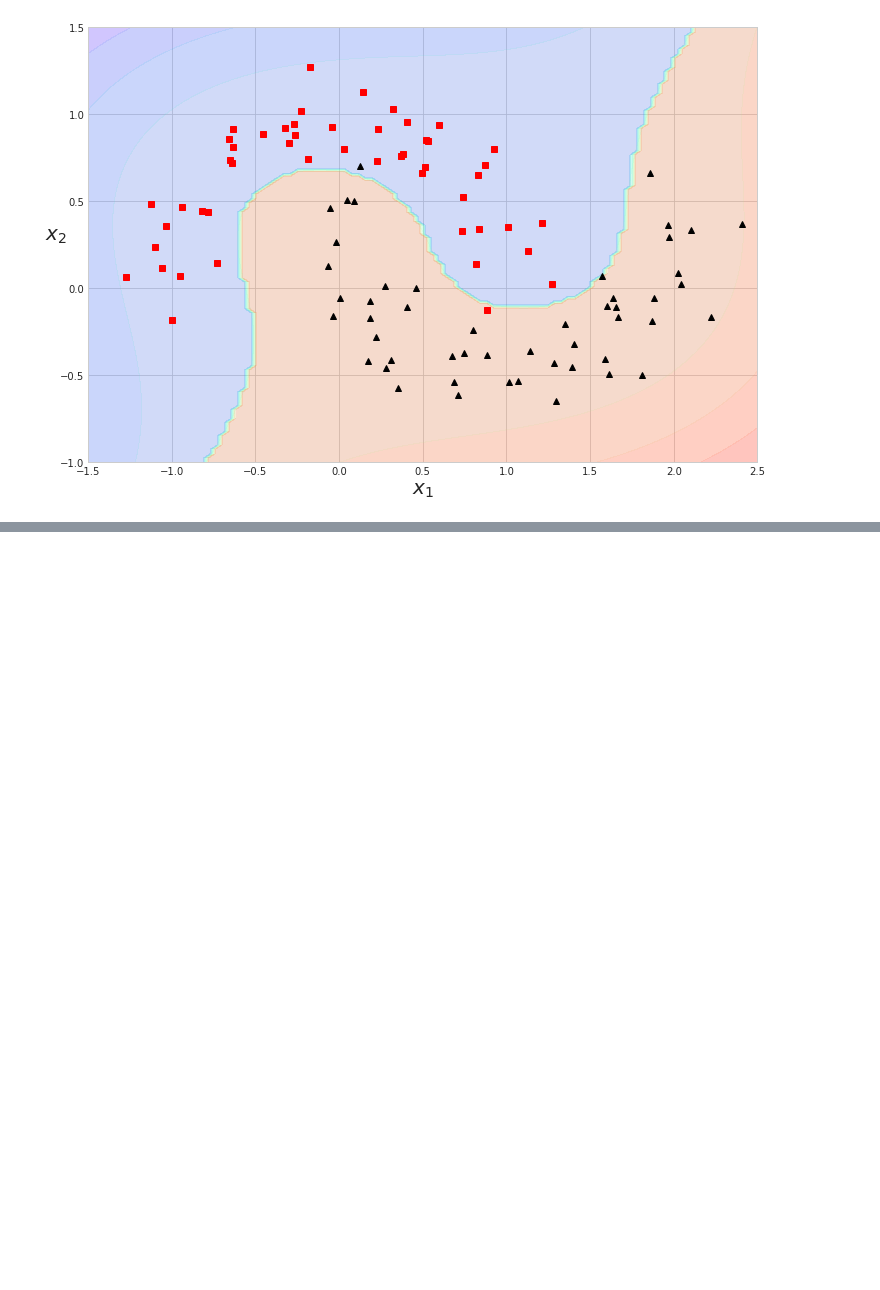
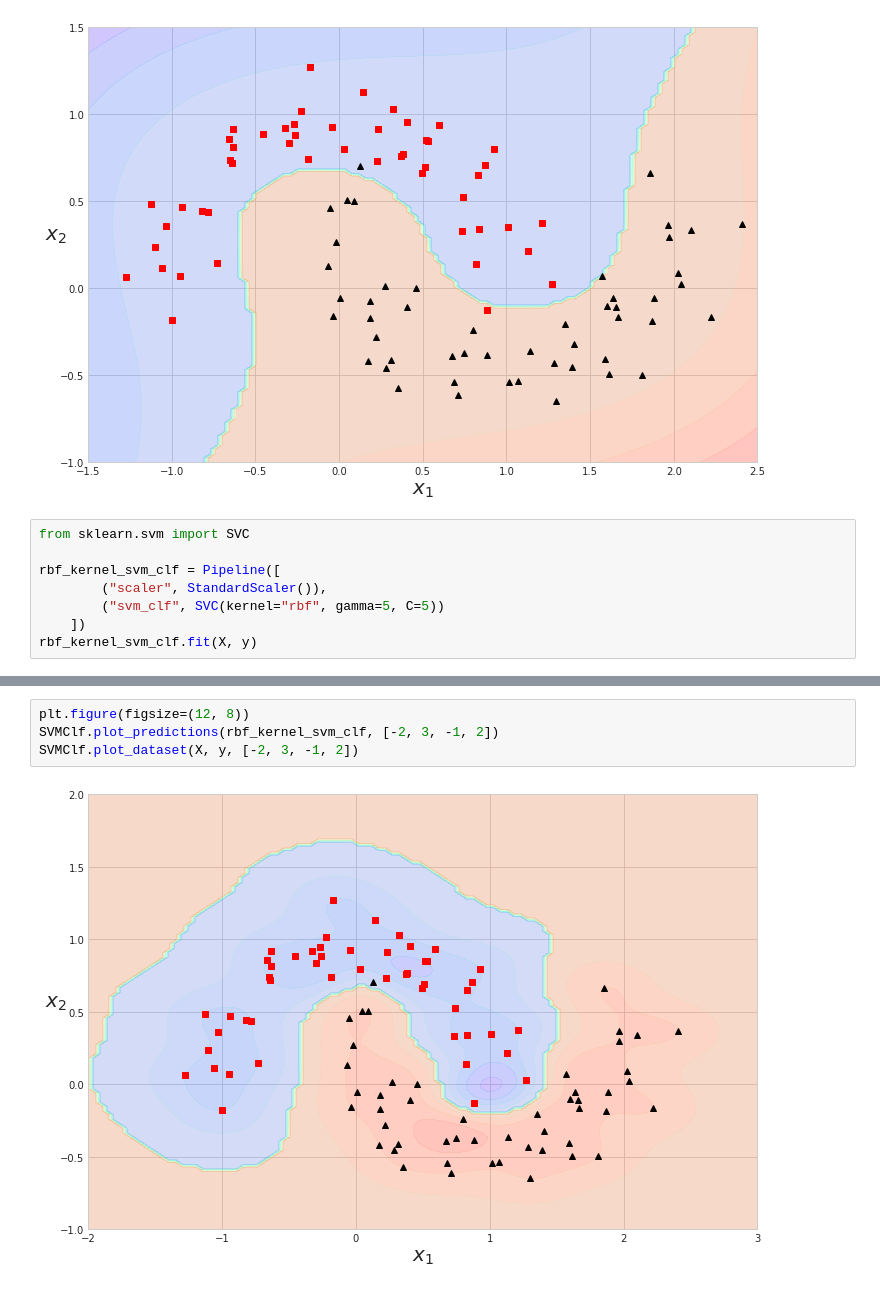
Before and after one commit to wrk1231/DataAnalysis-ML, a Jupyter notebook: SVM.ipynb, the cells around one changed output, grey strips where cells are left out. Drawn from its saved outputs; the diff is of its cells as text; blank space fills up the shorter version.

```diff
--- a/SVM.ipynb
+++ b/SVM.ipynb
@@ -524,3 +585,11 @@ SVMClf.plot_predictions(poly_kernel_svm_clf, [-1.5, 2.5, -1, 1.5])
 SVMClf.plot_dataset(X, y, [-1.5, 2.5, -1, 1.5])
 # %% [output]
 [figure]
+# %%
+from sklearn.svm import SVC
+
+rbf_kernel_svm_clf = Pipeline([
+        ("scaler", StandardScaler()),
+        ("svm_clf", SVC(kernel="rbf", gamma=5, C=5))
+    ])
+rbf_kernel_svm_clf.fit(X, y)
@@ -526,0 +607,6 @@ SVMClf.plot_dataset(X, y, [-1.5, 2.5, -1, 1.5])
+# %%
+plt.figure(figsize=(12, 8))
+SVMClf.plot_predictions(rbf_kernel_svm_clf, [-2, 3, -1, 2])
+SVMClf.plot_dataset(X, y, [-2, 3, -1, 2])
+# %% [output]
+[figure, added]
```
Also changed, not shown: parts of 13 cells of this notebook.
